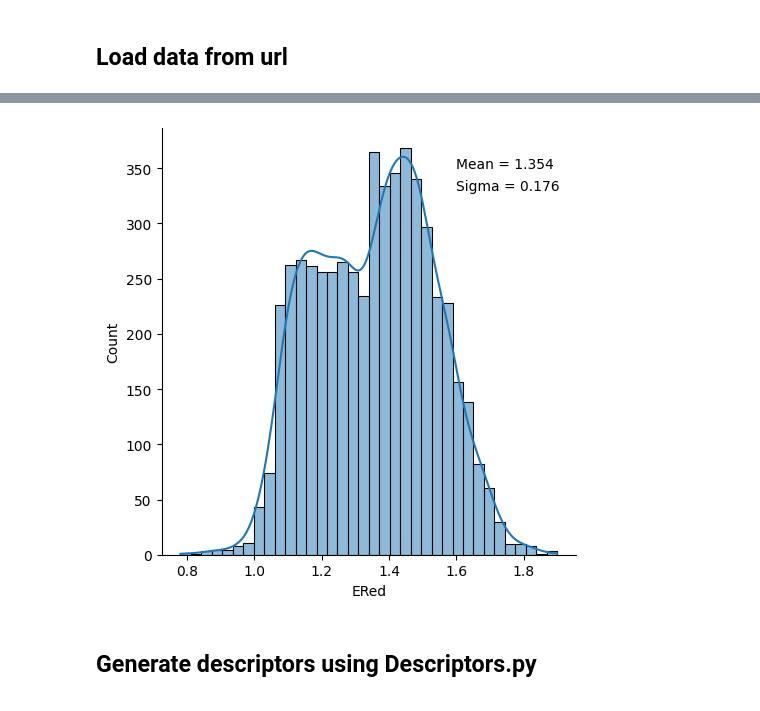
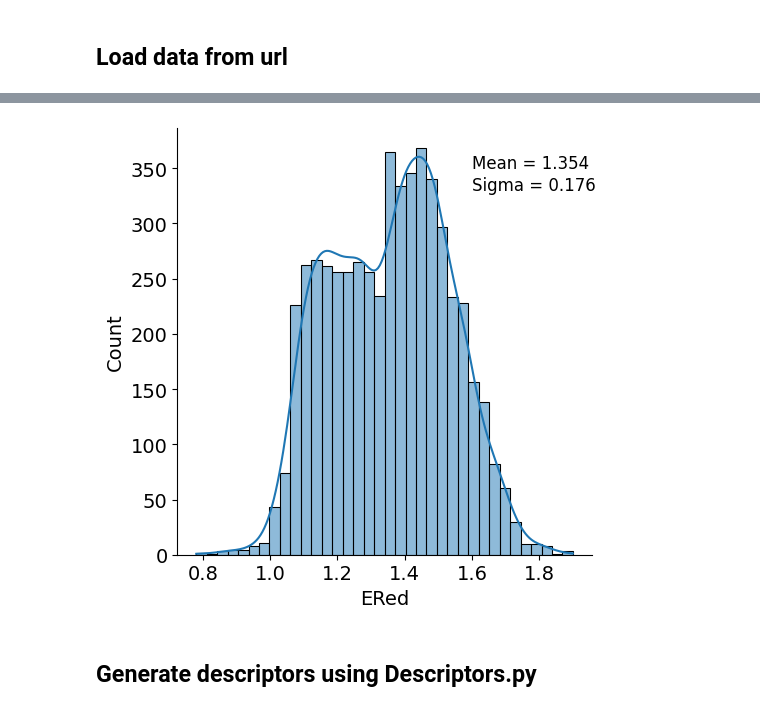
Before and after one commit to adisun94/DataScience, a Jupyter notebook: 1.MolRedPot_FeatureEngineering.ipynb, the cells around one changed output, grey strips where cells are left out. Cells and saved outputs as stored; diff of their text form; code cells hidden in the pictures.

```diff
--- a/1.MolRedPot_FeatureEngineering.ipynb
+++ b/1.MolRedPot_FeatureEngineering.ipynb
@@ -52,10 +52,14 @@ data.head()
 # %%
 ax=sns.displot(data, x="ERed",kde=True)
-plt.text(1.6,350,'Mean = '+str(np.round(np.mean(data['ERed']),3)))
-plt.text(1.6,330,'Sigma = '+str(np.round(np.std(data['ERed']),3)))
+plt.text(1.6,350,'Mean = '+str(np.round(np.mean(data['ERed']),3)),fontsize=12)
+plt.text(1.6,330,'Sigma = '+str(np.round(np.std(data['ERed']),3)),fontsize=12)
+plt.xticks(fontsize=14)
+plt.yticks(fontsize=14)
+plt.xlabel('ERed',fontsize=14)
+plt.ylabel('Count',fontsize=14)
 plt.show()
 # %% [output]
-[figure, old version]
+[figure, new version]
 # %% [markdown]
 ## Generate descriptors using Descriptors.py
 # %%
```
Also changed, not shown: parts of 3 cells of this notebook, 2 other files.
